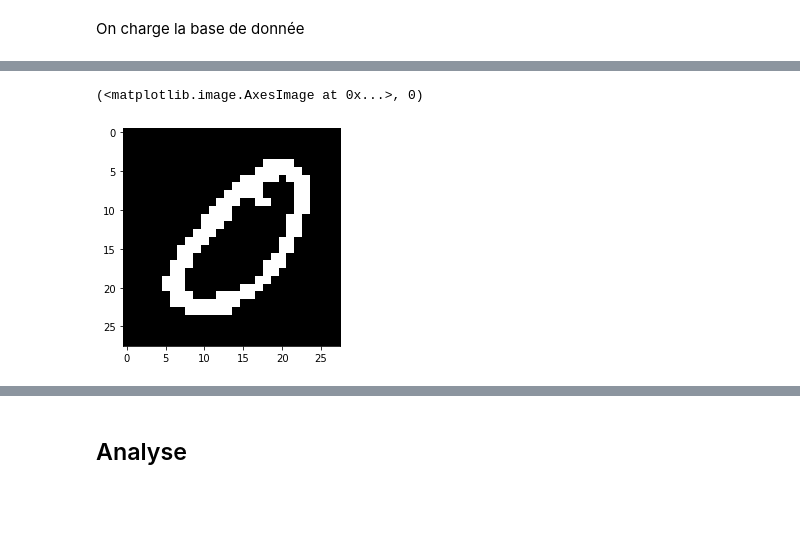
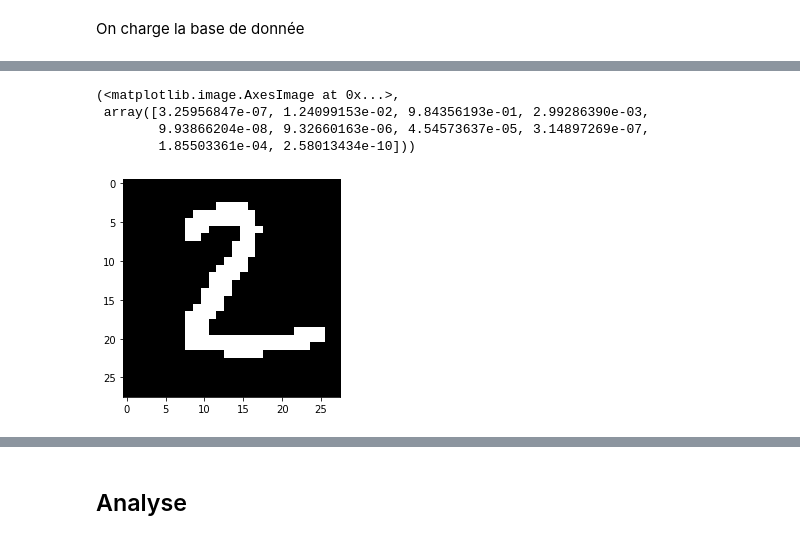
Before and after one commit to vdelale/Deep-Learning-II---Master-DS, a Jupyter notebook: Etude_MNIST.ipynb, the cells around one changed output, grey strips where cells are left out. Cells and saved outputs as stored; diff of their text form; code cells hidden in the pictures; blank space fills up the shorter version.

```diff
--- a/Etude_MNIST.ipynb
+++ b/Etude_MNIST.ipynb
@@ -73,3 +63,4 @@ Epoch 1 out of 200. CELoss value is 13.37372214097071
 # %%
-dnn.get_pred(X_test[:5])
+probs = dnn.get_pred(X_test[:5])
+probs
 # %% [output]
@@ -92,6 +91,9 @@ plt.imshow(X_train[i].reshape(28,28),cmap='gray'),np.argmax(y_train[i])
 # %%
 i=1
-plt.imshow(X_train[i].reshape(28,28),cmap='gray'),np.argmax(y_train[i])
+plt.imshow(X_test[i].reshape(28,28),cmap='gray'),probs[i]
 # %% [output]
-(<matplotlib.image.AxesImage at 0x...>, 0)
+(<matplotlib.image.AxesImage at 0x...>,
+ array([3.25956847e-07, 1.24099153e-02, 9.84356193e-01, 2.99286390e-03,
+        9.93866204e-08, 9.32660163e-06, 4.54573637e-05, 3.14897269e-07,
+        1.85503361e-04, 2.58013434e-10]))
-[figure, old version]
+[figure, new version]
```
Also changed, not shown: parts of 13 cells of this notebook.
